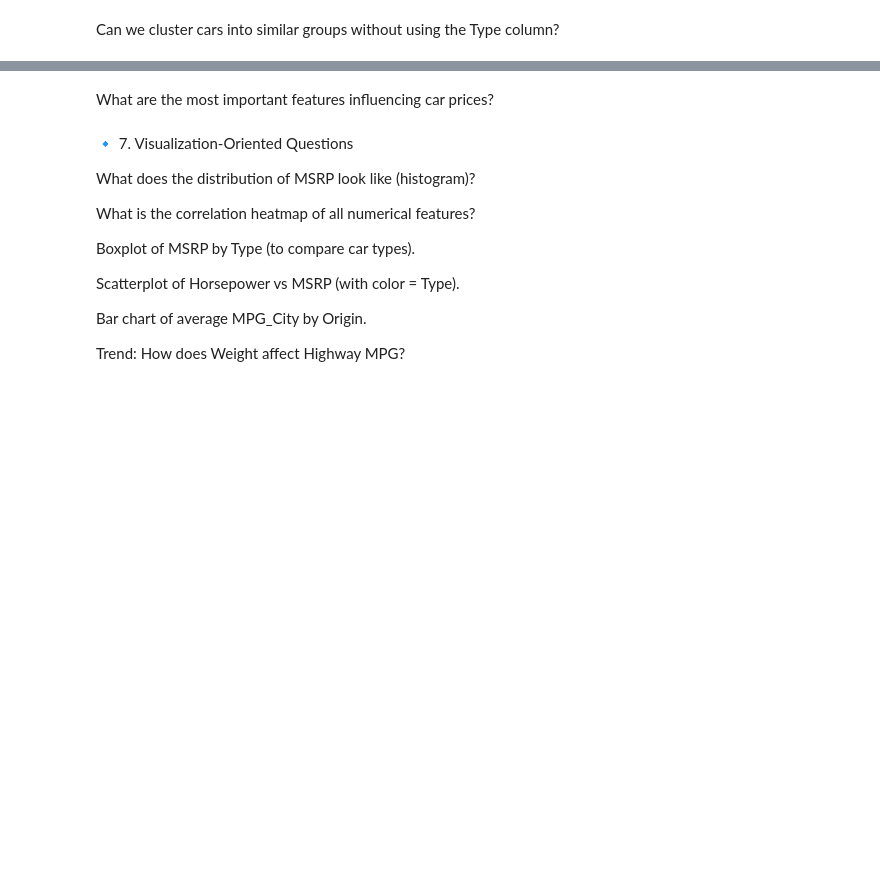
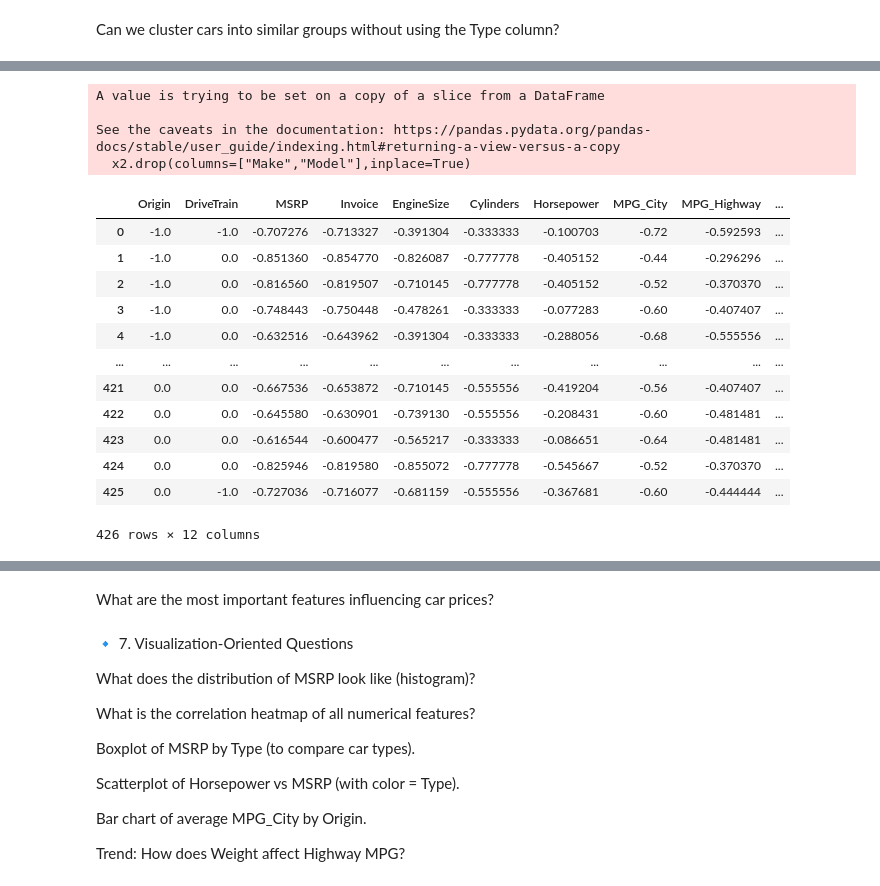
Before and after one commit to trailokya-world/Car-Data-Analysis, a Jupyter notebook: car_data_analysis/car_data_analysis.ipynb, the cells around one changed output, grey strips where cells are left out. Saved outputs shown, nothing was run; the diff lists cells and outputs as text; code cells hidden in the pictures; blank space fills up the shorter version.

```diff
--- a/car_data_analysis/car_data_analysis.ipynb
+++ b/car_data_analysis/car_data_analysis.ipynb
@@ -328,7 +328,7 @@ from sklearn.preprocessing import StandardScaler
 
 scaler = StandardScaler()
 
-x_scaled= scaler.fit_transform(x)
+x_scaled= pd.DataFrame(scaler.fit_transform(x),columns=x.columns)
 # %%
 x.isnull().sum()
 # %% [output]
@@ -705,0 +682,12 @@ x["Cylinders"][:10],y[:10]
+# %%
+x2 = data[['Make', 'Model', 'Origin', 'DriveTrain', 'MSRP', 'Invoice',
+       'EngineSize', 'Cylinders', 'Horsepower', 'MPG_City', 'MPG_Highway',
+       'Weight', 'Wheelbase', 'Length']]
+
+from sklearn.preprocessing import LabelEncoder
+
+encoder= LabelEncoder()
+
+
+for i in x2.select_dtypes("object").columns:
+       x2[i]= encoder.fit_transform(x2[i])
@@ -705,0 +715,28 @@ x["Cylinders"][:10],y[:10]
+# %%
+x2.drop(columns=["Make","Model"],inplace=True)
+# %% [output]
+A value is trying to be set on a copy of a slice from a DataFrame
+
+See the caveats in the documentation: https://pandas.pydata.org/pandas-docs/stable/user_guide/indexing.html#returning-a-view-versus-a-copy
+  x2.drop(columns=["Make","Model"],inplace=True)
+# %%
+from sklearn.preprocessing import MinMaxScaler
+
+scaler = MinMaxScaler(feature_range=(-1,1))
+
+x2 = pd.DataFrame(scaler.fit_transform(x2),columns=x2.columns)
+x2
+# %% [output]
+|  | Origin | DriveTrain | MSRP | Invoice | EngineSize | Cylinders | Horsepower | MPG_City | MPG_Highway | ... |
+| 0 | -1.0 | -1.0 | -0.707276 | -0.713327 | -0.391304 | -0.333333 | -0.100703 | -0.72 | -0.592593 | ... |
+| 1 | -1.0 | 0.0 | -0.851360 | -0.854770 | -0.826087 | -0.777778 | -0.405152 | -0.44 | -0.296296 | ... |
+| 2 | -1.0 | 0.0 | -0.816560 | -0.819507 | -0.710145 | -0.777778 | -0.405152 | -0.52 | -0.370370 | ... |
+| 3 | -1.0 | 0.0 | -0.748443 | -0.750448 | -0.478261 | -0.333333 | -0.077283 | -0.60 | -0.407407 | ... |
+| 4 | -1.0 | 0.0 | -0.632516 | -0.643962 | -0.391304 | -0.333333 | -0.288056 | -0.68 | -0.555556 | ... |
+| ... | ... | ... | ... | ... | ... | ... | ... | ... | ... | ... |
+| 421 | 0.0 | 0.0 | -0.667536 | -0.653872 | -0.710145 | -0.555556 | -0.419204 | -0.56 | -0.407407 | ... |
+| 422 | 0.0 | 0.0 | -0.645580 | -0.630901 | -0.739130 | -0.555556 | -0.208431 | -0.60 | -0.481481 | ... |
+| 423 | 0.0 | 0.0 | -0.616544 | -0.600477 | -0.565217 | -0.333333 | -0.086651 | -0.64 | -0.481481 | ... |
+| 424 | 0.0 | 0.0 | -0.825946 | -0.819580 | -0.855072 | -0.777778 | -0.545667 | -0.52 | -0.370370 | ... |
+| 425 | 0.0 | -1.0 | -0.727036 | -0.716077 | -0.681159 | -0.555556 | -0.367681 | -0.60 | -0.444444 | ... |
+426 rows × 12 columns
```
Also changed, not shown: parts of 11 cells of this notebook.
